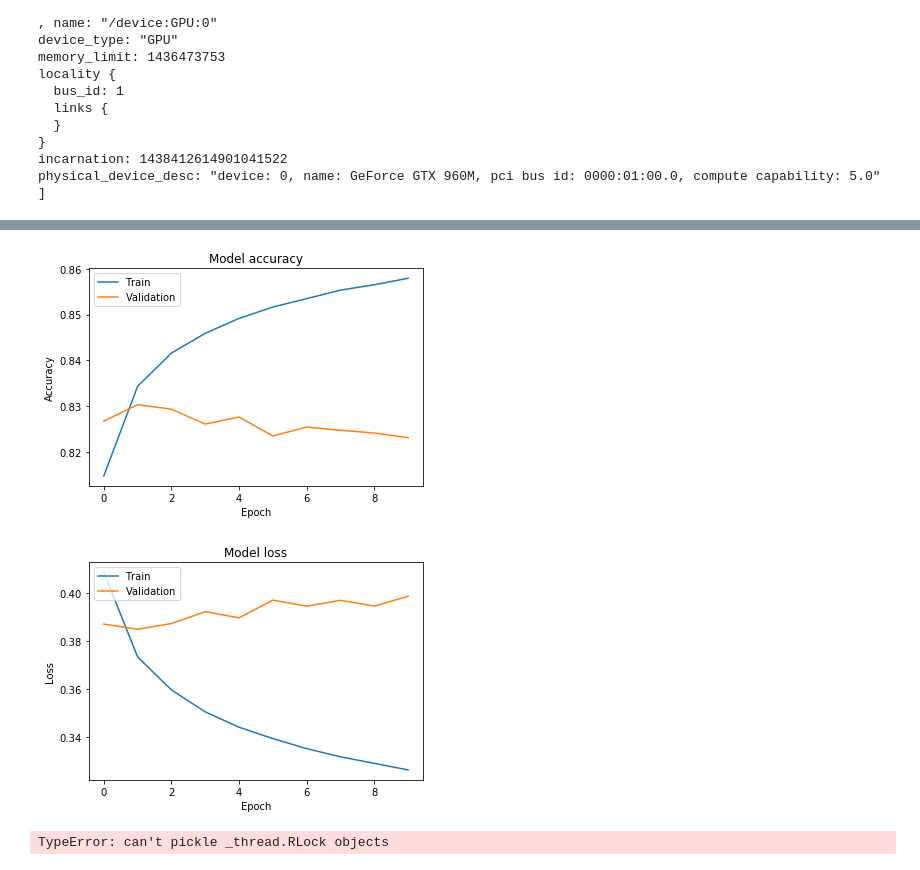
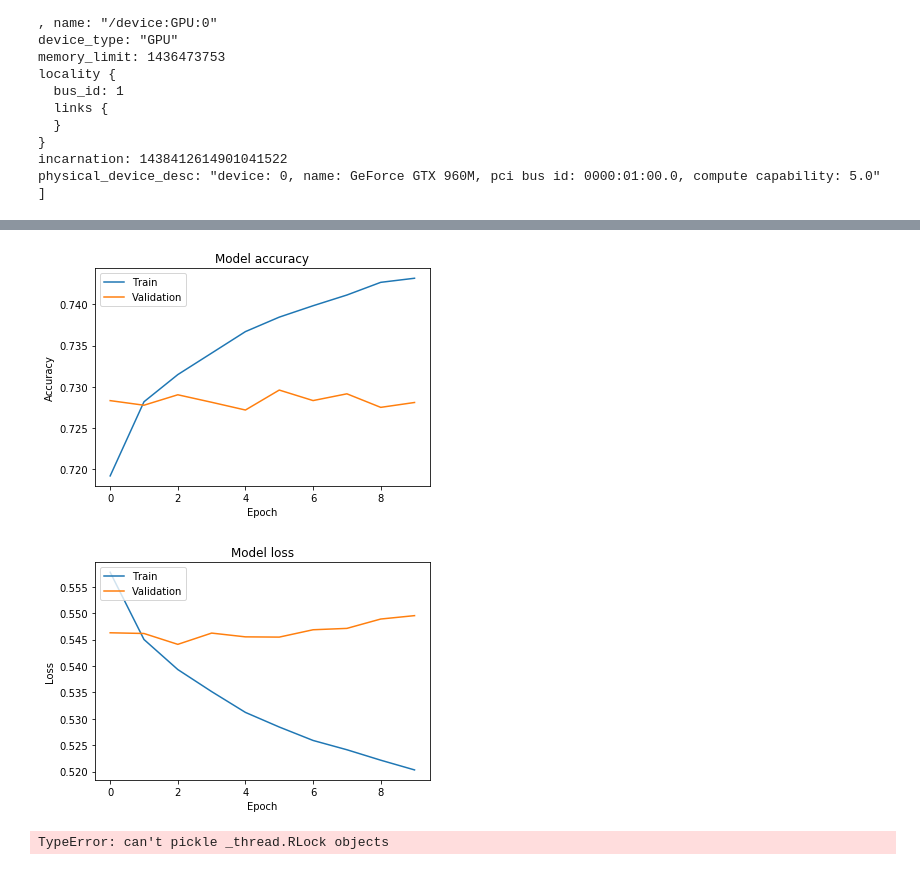
Before and after one commit to Ieremie/Protein-Secondary-Structure-Prediction, a Jupyter notebook: proteinPrediction.ipynb, the cells around one changed output, grey strips where cells are left out. Saved outputs shown, nothing was run; the diff lists cells and outputs as text; code cells hidden in the pictures.

```diff
--- a/proteinPrediction.ipynb
+++ b/proteinPrediction.ipynb
@@ -262,21 +192,8 @@ def removeWindowsWithPadding(dataSet, windowSize, numberOfFeatures):
 # %%
-windowSize = 19
+windowSize = 9
 predictionIndex = 8
 classSize = 2  # 2 or 3
 numberOfFeatures = 44
+
+amino_acid_residues = 21
+num_classes = 2
-# %%
-print(X_train.shape)
-X_train = changeQ8Class(X_train, q8ClassToQ2, numberOfFeatures)
-print(X_train.shape, "changed train data to class of size ", classSize)
-X_train_window = proteinSequenceToWindowSequence(windowSize,predictionIndex, X_train, classSize)
-print(X_train_window.shape, "changed train data  to window sequence of size ", windowSize)
-X_train_window = removeWindowsWithPadding(X_train_window , windowSize, numberOfFeatures)
-print(X_train_window.shape, "filtered windows withouth padding of train data ")
-
-print(X_valid.shape)
-X_valid = changeQ8Class(X_valid, q8ClassToQ2, numberOfFeatures)
-print(X_valid.shape, "changed validation data to class size ", classSize)
-X_valid_window = proteinSequenceToWindowSequence(windowSize,predictionIndex, X_valid, classSize)
-print(X_valid_window.shape, "changed validation data to window sequence of size ", windowSize)
-X_valid_window = removeWindowsWithPadding(X_valid_window , windowSize, numberOfFeatures)
-print(X_valid_window.shape, "filtered windows withouth padding of validation data")
@@ -304,0 +200,2 @@ num_classes = 2
+# %%
+X_train_window, X_valid_window = get_reshaped_dataset(X_train, X_valid, q8ClassToQ2, numberOfFeatures)
@@ -305,12 +221,7 @@ num_classes = 2
 # %%
-
-x_train_final = X_train_window[:,:,0:21]
-y_train_final = X_train_window[:,:,21 : (21+classSize)]
+x_train_final, y_train_final, x_valid_final, y_valid_final = get_split(X_train_window, X_valid_window, classSize, pssm = True)
 print(x_train_final.shape, "training data")
 print(y_train_final.shape, "labels for training data")
-
-x_valid_final = X_valid_window[:,:,0:21]
-y_valid_final = X_valid_window[:,:,21 : (21+classSize)]
 print(x_valid_final.shape, "validation data")
 print(y_valid_final.shape, "labels for training validation")
 # %% [output]
@@ -421,32 +434,32 @@ Time elapsed: 2264.36 s
 # %%
 import matplotlib.pyplot as plt
 
-accuracyName = 'accuracyMiddleQ2W19Real.png'
-lossName = 'lossMiddleQ2W19Real.png'
+accuracyName = 'accuracyRightQ2W9.png'
+lossName = 'lossRightQ2W9.png'
 
 # Plot training & validation accuracy values
 plt.plot(history.history['accuracy'])
 plt.plot(history.history['val_accuracy'])
 plt.title('Model accuracy')
 plt.ylabel('Accuracy')
 plt.xlabel('Epoch')
 plt.legend(['Train', 'Validation'], loc='upper left')
 plt.savefig(accuracyName)
 plt.show()
 
 
 # Plot training & validation loss values
 plt.plot(history.history['loss'])
 plt.plot(history.history['val_loss'])
 plt.title('Model loss')
 plt.ylabel('Loss')
 plt.xlabel('Epoch')
 plt.legend(['Train', 'Validation'], loc='upper left')
 plt.savefig(lossName)
 plt.show()
 # %% [output]
-[figure, old version]
+[figure, new version]
-[figure, old version]
+[figure, new version]
 # %%
 import pickle
 
```
Also changed, not shown: parts of 23 cells of this notebook.
